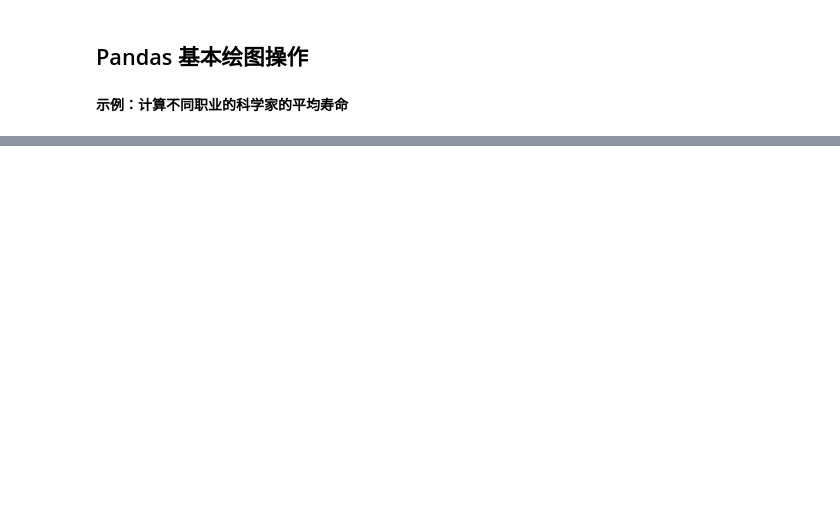
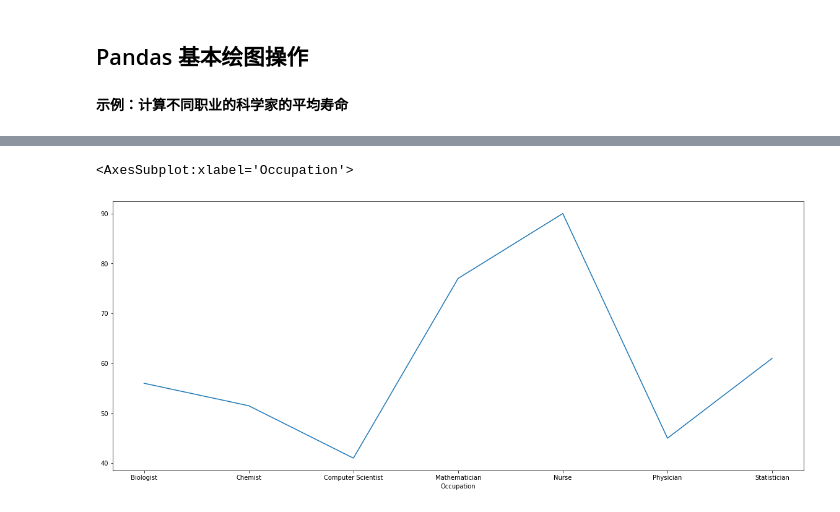
Before and after one commit to JohnChow96927/python-bigdata, a Jupyter notebook: Pandas/day2_220120_查询&数据类型&缺失值/02-DataFrame查询.ipynb, the cells around one changed output, grey strips where cells are left out. Drawn from its saved outputs; the diff is of its cells as text; code cells hidden in the pictures; blank space fills up the shorter version.

```diff
--- a/Pandas/day2_220120_查询&数据类型&缺失值/02-DataFrame查询.ipynb
+++ b/Pandas/day2_220120_查询&数据类型&缺失值/02-DataFrame查询.ipynb
@@ -150,3 +251,6 @@ scientists.groupby('Occupation').aggregate({'Name': 'count', 'Age': 'mean'})
 ## Pandas 基本绘图操作
 # %% [markdown]
 **示例：计算不同职业的科学家的平均寿命**
+# %%
+scientists_avg_age_by_occupation = scientists.groupby('Occupation').Age.mean()
+scientists_avg_age_by_occupation
@@ -152,0 +267,8 @@ scientists.groupby('Occupation').aggregate({'Name': 'count', 'Age': 'mean'})
+# %%
+# 设置 jupyter 内嵌 matplotlib 绘图
+%matplotlib inline
+# 绘图
+scientists_avg_age_by_occupation.plot(figsize=(20, 8))
+# %% [output]
+<AxesSubplot:xlabel='Occupation'>
+[figure, added]
```
Also changed, not shown: parts of 11 cells of this notebook, 10 other files.
